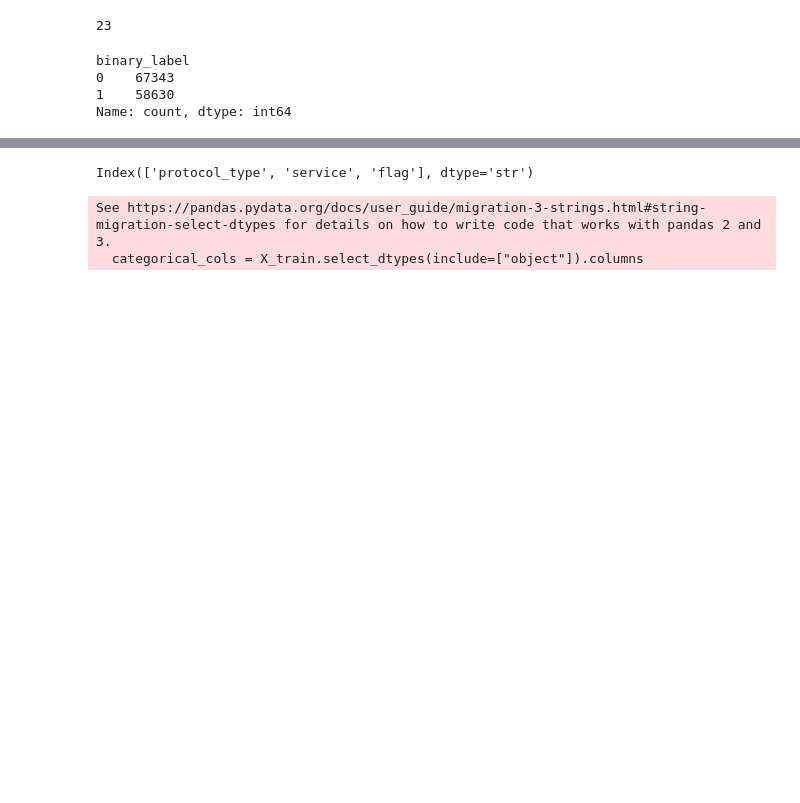
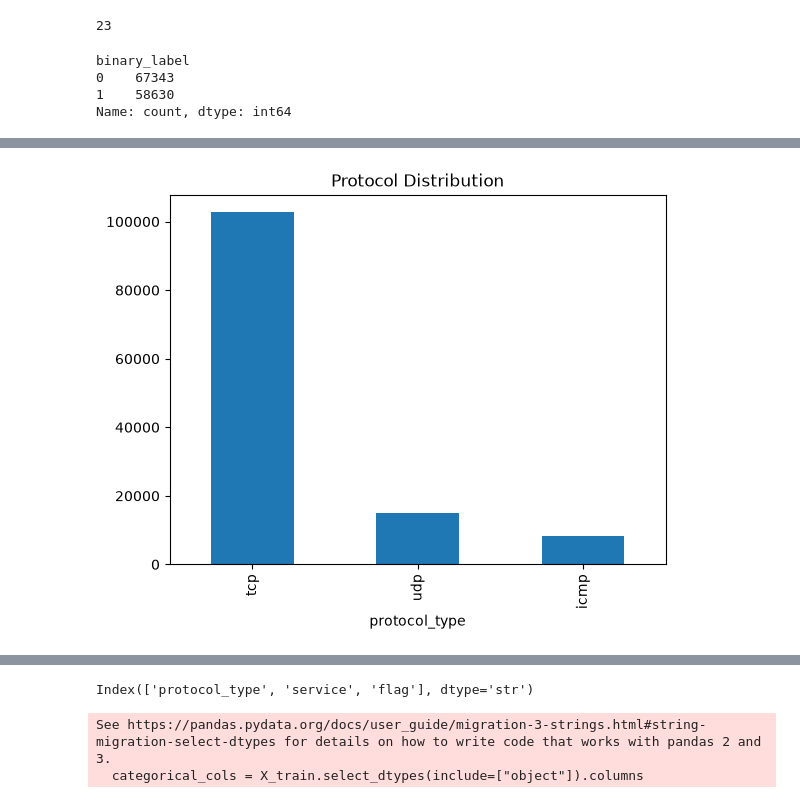
Before and after one commit to DIFFUSExCODES/IDS_PROJECT, a Jupyter notebook: notebooks/01_eda.ipynb, the cells around one changed output, grey strips where cells are left out. Drawn from its saved outputs; the diff is of its cells as text; code cells hidden in the pictures; blank space fills up the shorter version.

```diff
--- a/notebooks/01_eda.ipynb
+++ b/notebooks/01_eda.ipynb
@@ -142,0 +149,6 @@ plt.show()
+# %%
+train["protocol_type"].value_counts().plot(kind="bar")
+plt.title("Protocol Distribution")
+plt.show()
+# %% [output]
+[figure, added]
```
Also changed, not shown: parts of 6 cells of this notebook, 6 other files.
